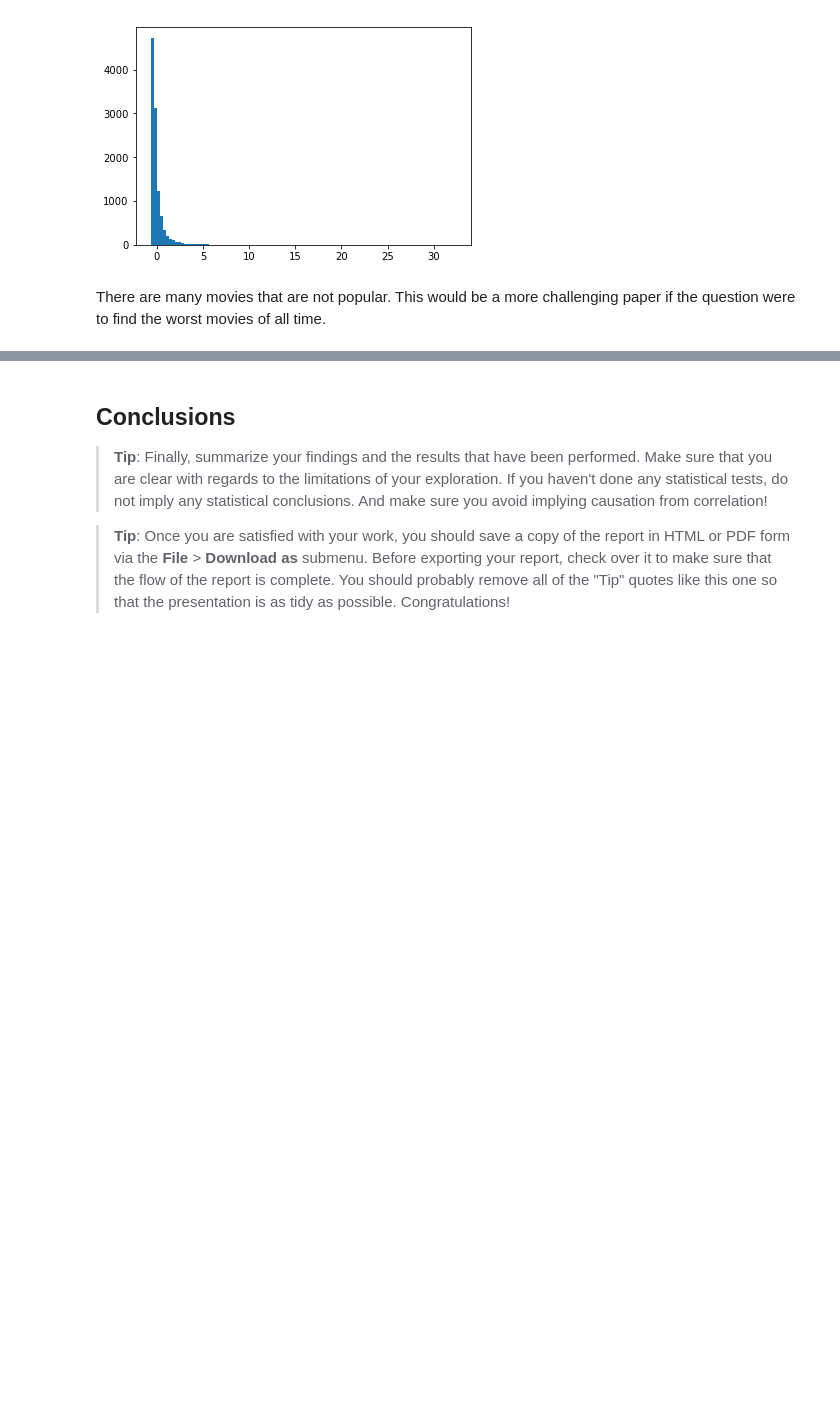
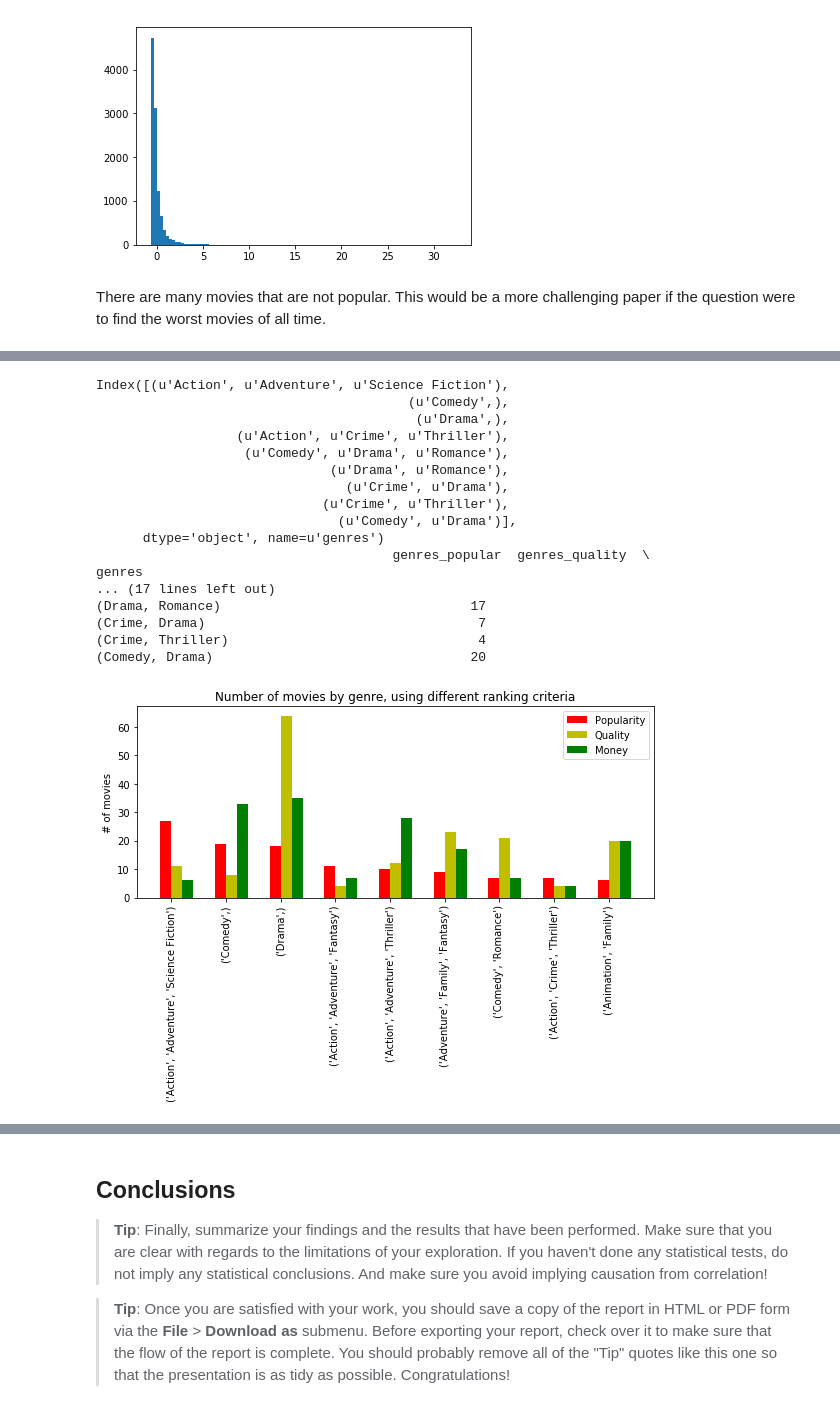
Before and after one commit to SandorAtTheZoo/UdacityDataAnalysisProject2, a Jupyter notebook: investigate-a-dataset-defineMovieSuccess.ipynb, the cells around one changed output, grey strips where cells are left out. Drawn from its saved outputs; the diff is of its cells as text; code cells hidden in the pictures; blank space fills up the shorter version.

```diff
--- a/investigate-a-dataset-defineMovieSuccess.ipynb
+++ b/investigate-a-dataset-defineMovieSuccess.ipynb
@@ -295,0 +347,70 @@ There are many movies that are not popular.  This would be a more challenging pa
+# %%
+#PREPARE DATA FOR GRAPHING
+
+#find common genres across 3 measures of movies
+popularGenreList = list(topPopularGenres.index)
+intersectTemp = topPopularGenres.index.intersection(topMoneyGenres.index)
+intersectGenres = intersectTemp.intersection(topQualityGenres.index)
+print intersectGenres
+#NOW MERGE ALL VALUES FOR THESE CATEGORIES
+#create dataframes from all previous assemblies to do merge on indices
+
+df_PopularGenres = pd.DataFrame(topPopularGenres,columns=['genres'])
+df_QualityGenres = pd.DataFrame(topQualityGenres,columns=['genres'])
+df_MoneyGenres = pd.DataFrame(topMoneyGenres,columns=['genres'])
+# genreComparison = df_PopularGenres.merge(df_QualityGenres,on='genres',how='inner')
+
+#doing this eliminates the need to add the ,rsuffix='_1etc' in the join below
+df_PopularGenres = df_PopularGenres.add_suffix('_popular')
+df_QualityGenres = df_QualityGenres.add_suffix('_quality')
+df_MoneyGenres = df_MoneyGenres.add_suffix('_money')
+#THIS GUY!
+#https://stackoverflow.com/questions/26366021/pandas-aligning-multiple-dataframes-with-timestamp-index
+df_GenreResults = df_PopularGenres.join(df_QualityGenres,how='inner').join(df_MoneyGenres,how='inner')
+print df_GenreResults
+
+
+#CREATE BARCHART OF GENRES FROM ALL 3 CATEGORIES
+#https://matplotlib.org/examples/api/barchart_demo.html
+N=len(df_GenreResults) #the number of genre categories displayed
+ind = np.arange(N) #x locations for the groups
+width = 0.2
+
+fig,ax = plt.subplots()
+#rects1 = ax.bar(ind, dfMergedMoney.groupby(dfMergedMoney['genres']).size().sort_values(ascending=False).head(10),width,color='r')
+rects1 = ax.bar(ind, df_GenreResults['genres_popular'], width, color='r')
+rects2 = ax.bar(ind+width, df_GenreResults['genres_quality'], width, color='y')
+rects3 = ax.bar(ind+2*width,df_GenreResults['genres_money'], width, color = 'g')
+
+ax.set_ylabel('# of movies')
+ax.set_title('Number of movies by genre, using different ranking criteria')
+ax.set_xticks(ind+width/2)
+ax.set_xticklabels(popularGenreList)
+#https://stackoverflow.com/questions/10998621/rotate-axis-text-in-python-matplotlib
+plt.xticks(rotation=90)
+#https://stackoverflow.com/questions/6774086/why-is-my-xlabel-cut-off-in-my-matplotlib-plot
+fig.set_size_inches(8,6)
+plt.tight_layout()
+#subplots_adjust(top = 0.8, bottom=0.7)
+ax.legend((rects1[0], rects2[0],rects3[0]),('Popularity','Quality','Money'))
+
+plt.show()
+# %% [output]
+Index([(u'Action', u'Adventure', u'Science Fiction'),
+                                        (u'Comedy',),
+                                         (u'Drama',),
+                  (u'Action', u'Crime', u'Thriller'),
+                   (u'Comedy', u'Drama', u'Romance'),
+                              (u'Drama', u'Romance'),
+                                (u'Crime', u'Drama'),
+                             (u'Crime', u'Thriller'),
+                               (u'Comedy', u'Drama')],
+      dtype='object', name=u'genres')
+                                      genres_popular  genres_quality  \
+genres
+... (17 lines left out)
+(Drama, Romance)                                17
+(Crime, Drama)                                   7
+(Crime, Thriller)                                4
+(Comedy, Drama)                                 20
+[figure, added]
```
Also changed, not shown: parts of 16 cells of this notebook, 1 other file.
